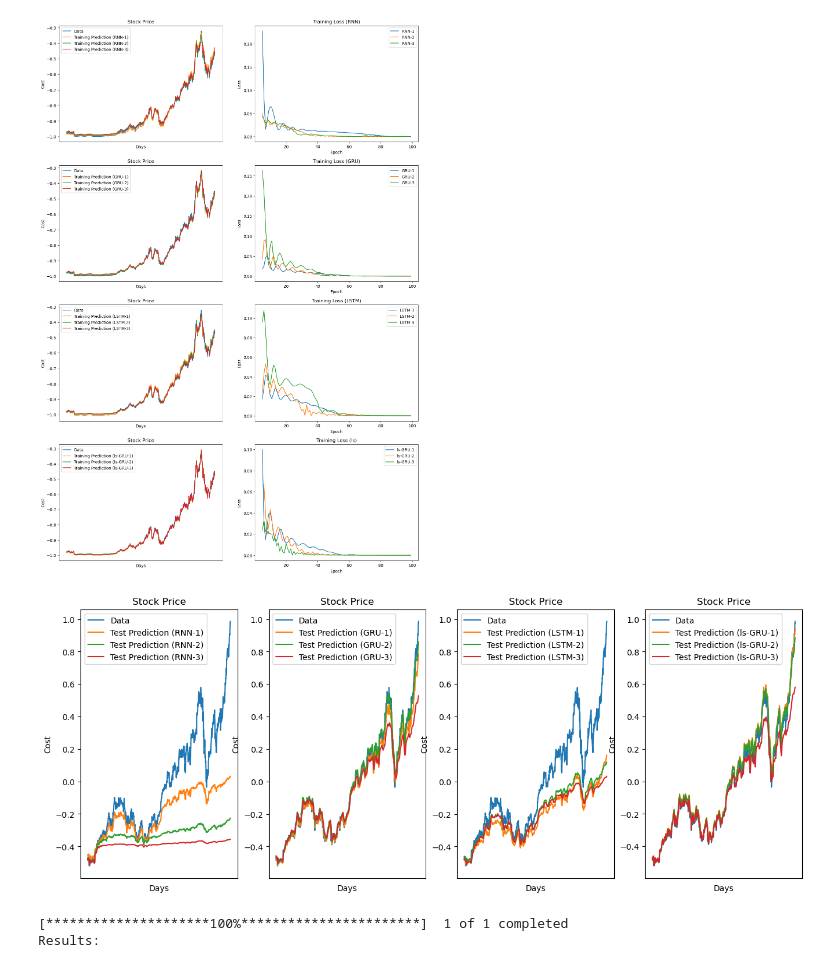
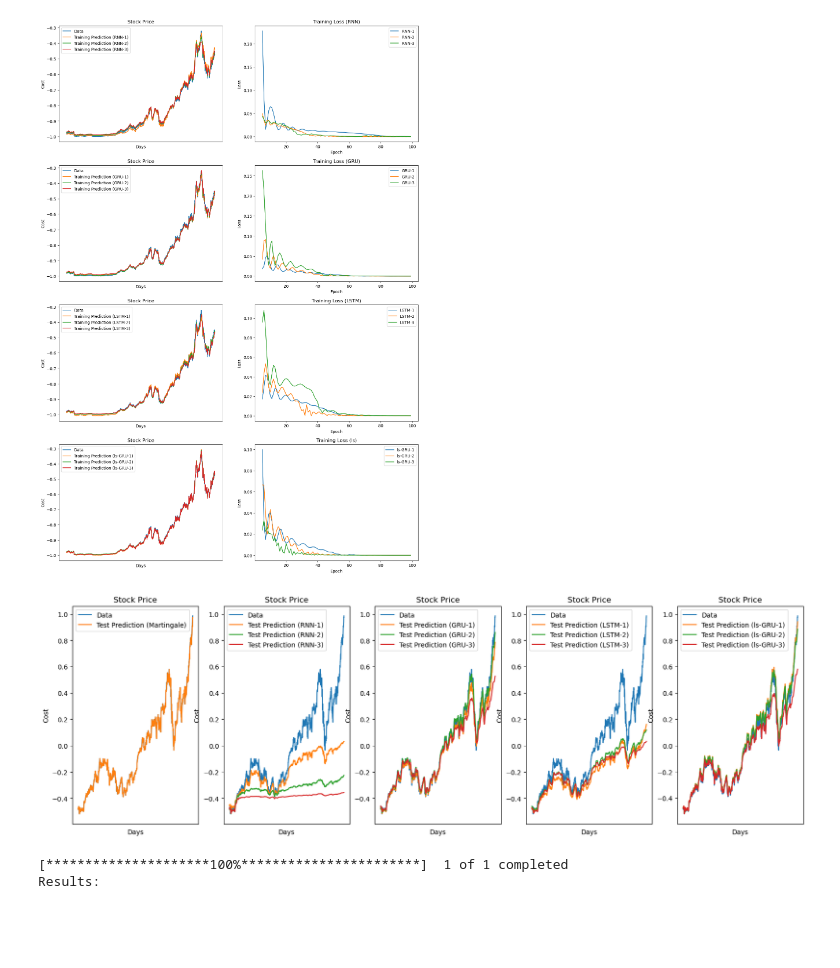
Before and after one commit to hpowers57/MLOpt_ResearchProject, a Jupyter notebook: experiments.ipynb, the cells around one changed output. Saved outputs shown, nothing was run; the diff lists cells and outputs as text; code cells hidden in the pictures; blank space fills up the shorter version.

```diff
--- a/experiments.ipynb
+++ b/experiments.ipynb
@@ -465,27 +465,28 @@ plt.show()
 # %% [output]
 [figure]
 # %%
-models = [{"RNN-1": rnn1, "RNN-2": rnn2, "RNN-3": rnn3},
-          {"GRU-1": gru1, "GRU-2": gru2, "GRU-3": gru3},
-          {"LSTM-1": lstm1, "LSTM-2": lstm2, "LSTM-3": lstm3},
-          {"ls-GRU-1": stacked1, "ls-GRU-2": stacked2, "ls-GRU-3": stacked3}]
+models = [{"Martingale": martingale},
+        {"RNN-1": rnn1, "RNN-2": rnn2, "RNN-3": rnn3},
+        {"GRU-1": gru1, "GRU-2": gru2, "GRU-3": gru3},
+        {"LSTM-1": lstm1, "LSTM-2": lstm2, "LSTM-3": lstm3},
+        {"ls-GRU-1": stacked1, "ls-GRU-2": stacked2, "ls-GRU-3": stacked3}]
 # %%
 # display test predictions
-fig, ax = plt.subplots(1, 4, figsize=(16, 6))
-for i in range(4):
+fig, ax = plt.subplots(1, 5, figsize=(20, 6))
+for i in range(5):
     ax[i].plot(range(test_y.shape[0]), test_y, label="Data")
     for o in models[i].keys():
         models[i][o].eval()
         out = models[i][o](test_x)
         ax[i].plot(range(out.shape[0]), out.detach(), label="Test Prediction ({})".format(o))
     ax[i].set_xticks([], color="white")
     ax[i].set_xlabel("Days")
     ax[i].set_ylabel("Cost")
     ax[i].set_title("Stock Price")
     ax[i].legend(loc="upper left")
 plt.show()
 # %% [output]
-[figure, old version]
+[figure, new version]
 # %%
 data = pull_data("WFC")
 X, y = testing(data)
```
